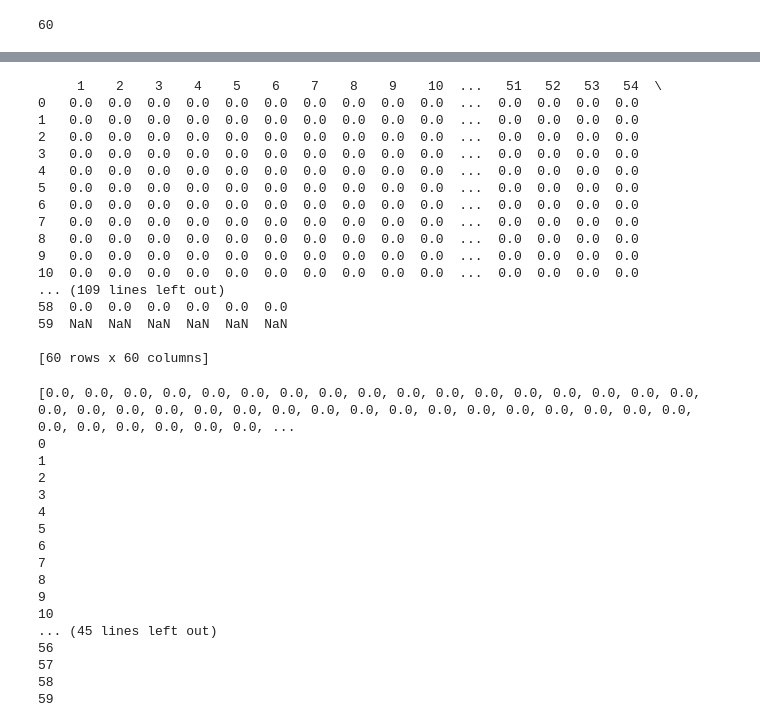
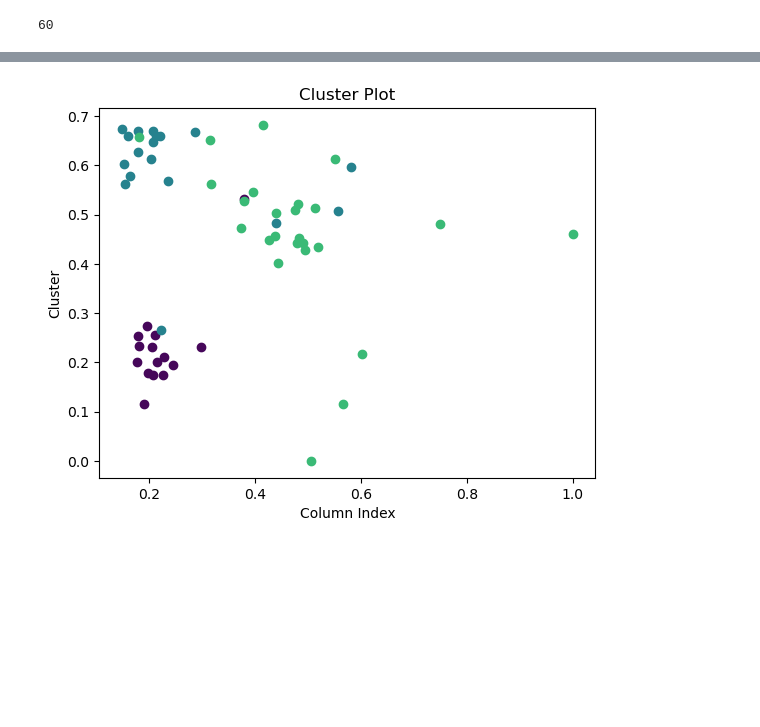
Before and after one commit to PolGonzalez/Kclusters, a Jupyter notebook: 2D_Dataset_Generator.ipynb, the cells around one changed output, grey strips where cells are left out. Saved outputs shown, nothing was run; the diff lists cells and outputs as text; code cells hidden in the pictures; blank space fills up the shorter version.

```diff
--- a/2D_Dataset_Generator.ipynb
+++ b/2D_Dataset_Generator.ipynb
@@ -82,4 +79,5 @@ print(open("solution_matrix.txt", "r").readlines())
 # %%
+#We process the file to the CPLEX AMPL solver and read the result file.
 solution_input = open("solution_matrix.txt", "r")
 data_str =''
 for line in solution_input.readlines():
@@ -98,46 +96,32 @@ df = df.drop(12).drop(0, axis=1)
 
 # Reset the index to match your data
 df.reset_index(drop=True, inplace=True)
-
-# Display the DataFrame
-print(df)
-# %% [output]
-     1    2    3    4    5    6    7    8    9    10  ...   51   52   53   54  \
-0   0.0  0.0  0.0  0.0  0.0  0.0  0.0  0.0  0.0  0.0  ...  0.0  0.0  0.0  0.0
-1   0.0  0.0  0.0  0.0  0.0  0.0  0.0  0.0  0.0  0.0  ...  0.0  0.0  0.0  0.0
-2   0.0  0.0  0.0  0.0  0.0  0.0  0.0  0.0  0.0  0.0  ...  0.0  0.0  0.0  0.0
-3   0.0  0.0  0.0  0.0  0.0  0.0  0.0  0.0  0.0  0.0  ...  0.0  0.0  0.0  0.0
-4   0.0  0.0  0.0  0.0  0.0  0.0  0.0  0.0  0.0  0.0  ...  0.0  0.0  0.0  0.0
-5   0.0  0.0  0.0  0.0  0.0  0.0  0.0  0.0  0.0  0.0  ...  0.0  0.0  0.0  0.0
-6   0.0  0.0  0.0  0.0  0.0  0.0  0.0  0.0  0.0  0.0  ...  0.0  0.0  0.0  0.0
-7   0.0  0.0  0.0  0.0  0.0  0.0  0.0  0.0  0.0  0.0  ...  0.0  0.0  0.0  0.0
-8   0.0  0.0  0.0  0.0  0.0  0.0  0.0  0.0  0.0  0.0  ...  0.0  0.0  0.0  0.0
-9   0.0  0.0  0.0  0.0  0.0  0.0  0.0  0.0  0.0  0.0  ...  0.0  0.0  0.0  0.0
-10  0.0  0.0  0.0  0.0  0.0  0.0  0.0  0.0  0.0  0.0  ...  0.0  0.0  0.0  0.0
-... (109 lines left out)
-58  0.0  0.0  0.0  0.0  0.0  0.0
-59  NaN  NaN  NaN  NaN  NaN  NaN
-
-[60 rows x 60 columns]
-# %%
-print(df[3].to_list())
-for i in range(0, len(df)):
-    print(i)
-# %% [output]
-[0.0, 0.0, 0.0, 0.0, 0.0, 0.0, 0.0, 0.0, 0.0, 0.0, 0.0, 0.0, 0.0, 0.0, 0.0, 0.0, 0.0, 0.0, 0.0, 0.0, 0.0, 0.0, 0.0, 0.0, 0.0, 0.0, 0.0, 0.0, 0.0, 0.0, 0.0, 0.0, 0.0, 0.0, 0.0, 0.0, 0.0, 0.0, 0.0, 0.0, ...
-0
-1
-2
-3
-4
-5
-6
-7
-8
-9
-10
-... (45 lines left out)
-56
-57
-58
-59
+# %%
+classification = dict()
+for index, row in df.iterrows():
+    selected_col = 1
+    for value in row:
+        if value == 1.0:
+            if selected_col not in classification:
+                classification[selected_col] = list()
+            classification[selected_col].append(index)
+        selected_col = selected_col + 1
+    selected_col = 1
+# %%
+colors = np.linspace(0, 255, k)
+
+viridis = mpl.colormaps['viridis'].resampled(len(points))
+
+for cluster, color in zip(classification.keys(), colors):
+    current_index_point = 0
+    for point in points:
+        if (current_index_point in classification[cluster]):
+            plt.scatter(point[0], point[1], color=viridis(cluster), label=f'Cluster {cluster}')
+        current_index_point = current_index_point + 1
+
+plt.xlabel('Column Index')
+plt.ylabel('Cluster')
+plt.title('Cluster Plot')
+plt.show()
+# %% [output]
+[figure, added]
```
Also changed, not shown: parts of 5 cells of this notebook, 3 other files.
